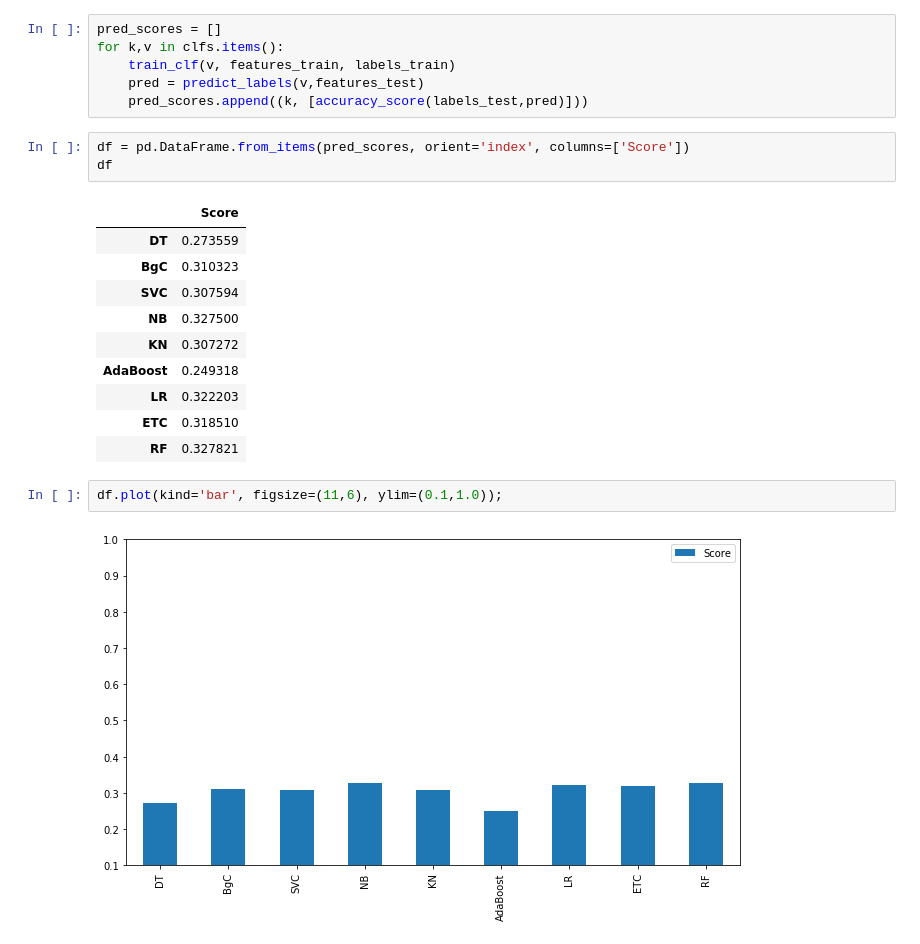
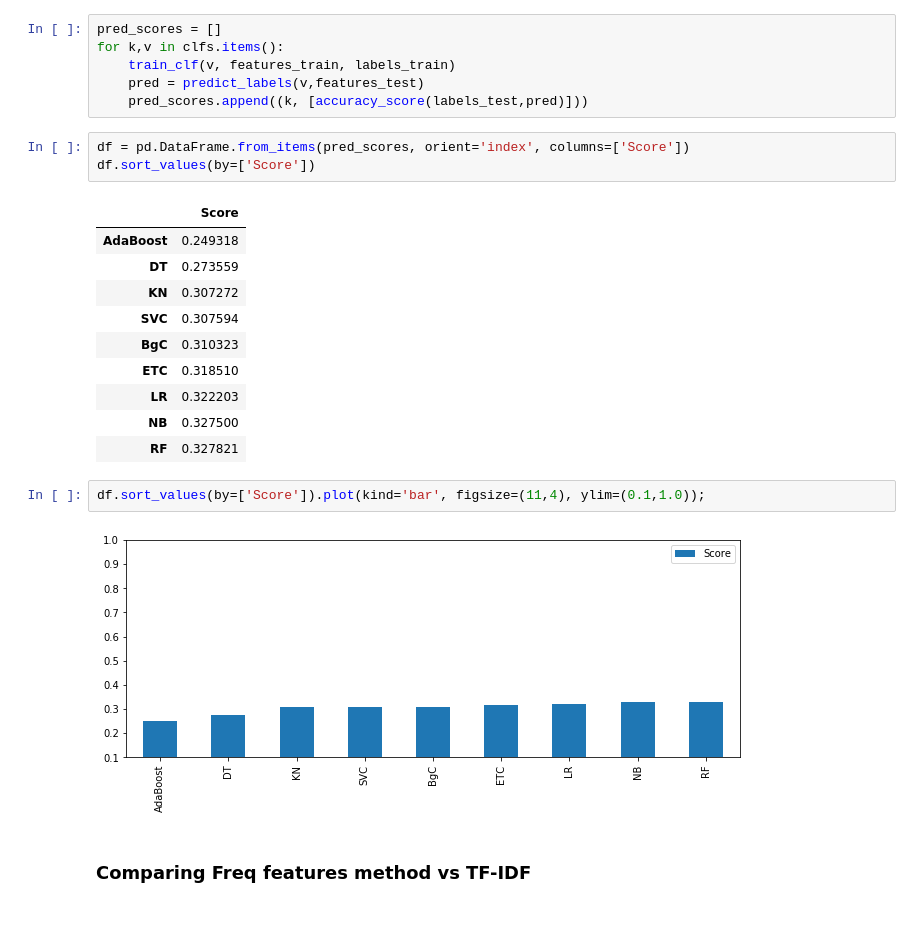
Before and after one commit to Knarik1/NLP_Research_1, a Jupyter notebook: TF-IDF_Topic_Modeling_and_Classification.ipynb, the cells around one changed output. Saved outputs shown, nothing was run; the diff lists cells and outputs as text; blank space fills up the shorter version.

```diff
--- a/TF-IDF_Topic_Modeling_and_Classification.ipynb
+++ b/TF-IDF_Topic_Modeling_and_Classification.ipynb
@@ -392,19 +392,21 @@ for k,v in clfs.items():
     pred_scores.append((k, [accuracy_score(labels_test,pred)]))
 # %%
 df = pd.DataFrame.from_items(pred_scores, orient='index', columns=['Score'])
-df
+df.sort_values(by=['Score'])
 # %% [output]
 |  | Score |
+| AdaBoost | 0.249318 |
 | DT | 0.273559 |
+| KN | 0.307272 |
+| SVC | 0.307594 |
 | BgC | 0.310323 |
-| SVC | 0.307594 |
+| ETC | 0.318510 |
+| LR | 0.322203 |
 | NB | 0.327500 |
-| KN | 0.307272 |
-| AdaBoost | 0.249318 |
-| LR | 0.322203 |
-| ETC | 0.318510 |
 | RF | 0.327821 |
 # %%
-df.plot(kind='bar', figsize=(11,6), ylim=(0.1,1.0));
+df.sort_values(by=['Score']).plot(kind='bar', figsize=(11,4), ylim=(0.1,1.0));
 # %% [output]
-[figure, old version]
+[figure, new version]
+# %% [markdown]
+### Comparing Freq features method vs TF-IDF
```
Also changed, not shown: parts of 4 cells of this notebook.
